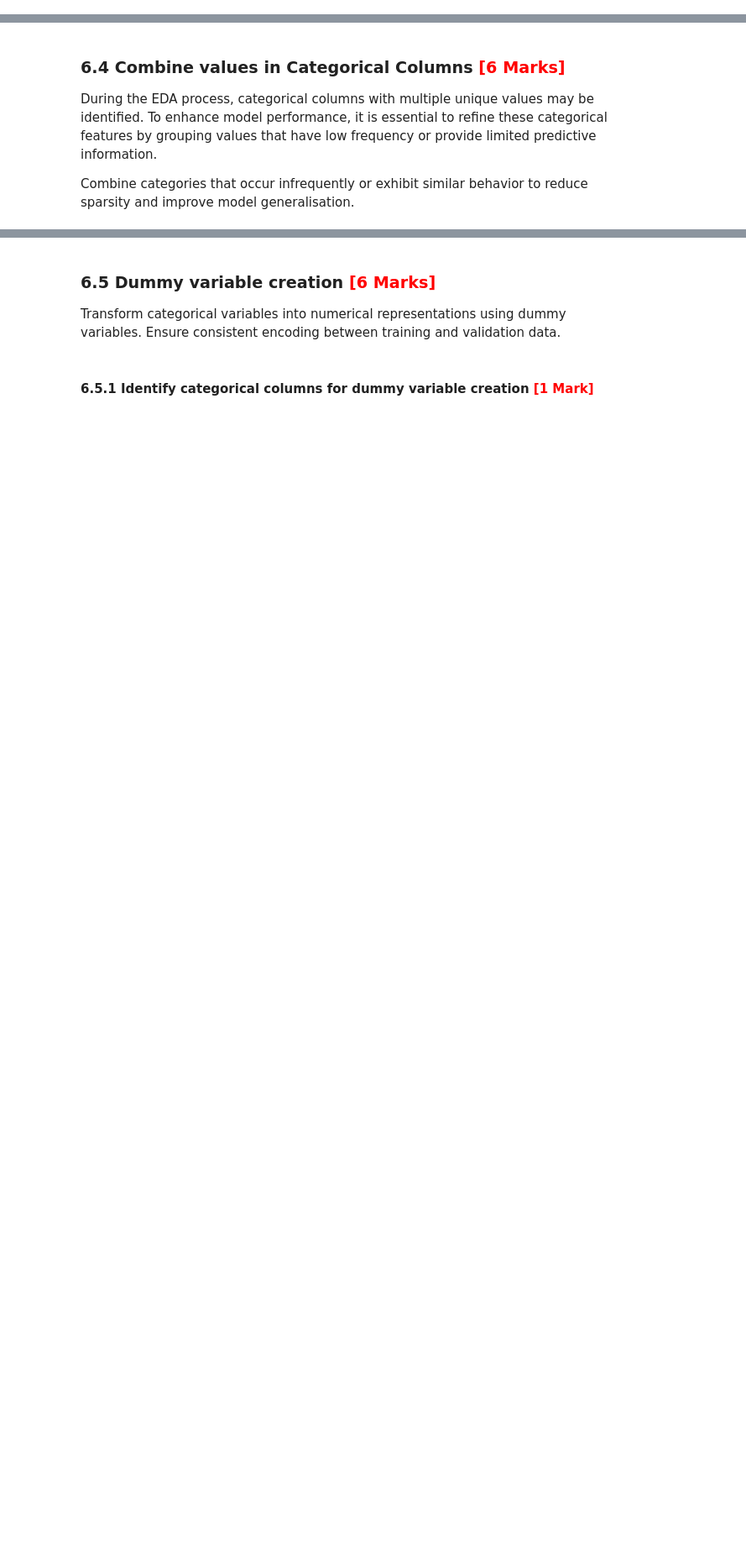
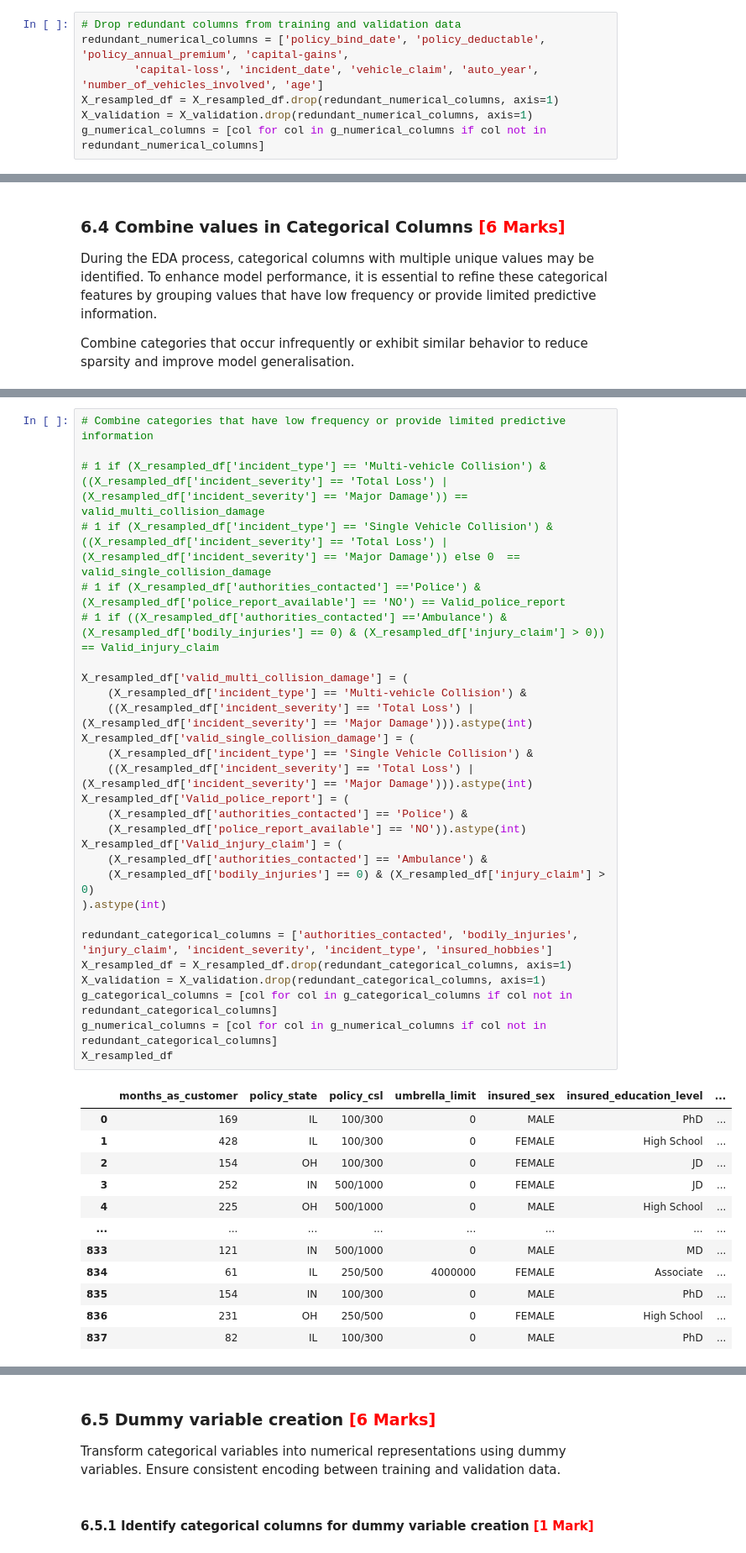
Before and after one commit to jagdsh/model_selection_insurance_fraud_claim, a Jupyter notebook: Fraudulent_Claim_Detection_Starter.ipynb, the cells around one changed output, grey strips where cells are left out. Shown at 84% size. Drawn from its saved outputs; the diff is of its cells as text; blank space fills up the shorter version.

```diff
--- a/Fraudulent_Claim_Detection_Starter.ipynb
+++ b/Fraudulent_Claim_Detection_Starter.ipynb
@@ -941,2 +973,9 @@ Analyse the data to identify features that may be redundant or contribute minima
+# %%
+# Drop redundant columns from training and validation data
+redundant_numerical_columns = ['policy_bind_date', 'policy_deductable', 'policy_annual_premium', 'capital-gains',
+        'capital-loss', 'incident_date', 'vehicle_claim', 'auto_year', 'number_of_vehicles_involved', 'age']
+X_resampled_df = X_resampled_df.drop(redundant_numerical_columns, axis=1)
+X_validation = X_validation.drop(redundant_numerical_columns, axis=1)
+g_numerical_columns = [col for col in g_numerical_columns if col not in redundant_numerical_columns]
 # %%
 # Check the data
@@ -949,0 +996,41 @@ Combine categories that occur infrequently or exhibit similar behavior to reduce
+# %%
+# Combine categories that have low frequency or provide limited predictive information
+
+# 1 if (X_resampled_df['incident_type'] == 'Multi-vehicle Collision') & ((X_resampled_df['incident_severity'] == 'Total Loss') | (X_resampled_df['incident_severity'] == 'Major Damage')) == valid_multi_collision_damage
+# 1 if (X_resampled_df['incident_type'] == 'Single Vehicle Collision') & ((X_resampled_df['incident_severity'] == 'Total Loss') | (X_resampled_df['incident_severity'] == 'Major Damage')) else 0  == valid_single_collision_damage
+# 1 if (X_resampled_df['authorities_contacted'] =='Police') & (X_resampled_df['police_report_available'] == 'NO') == Valid_police_report
+# 1 if ((X_resampled_df['authorities_contacted'] =='Ambulance') & (X_resampled_df['bodily_injuries'] == 0) & (X_resampled_df['injury_claim'] > 0)) == Valid_injury_claim
+
+X_resampled_df['valid_multi_collision_damage'] = (
+    (X_resampled_df['incident_type'] == 'Multi-vehicle Collision') &
+    ((X_resampled_df['incident_severity'] == 'Total Loss') | (X_resampled_df['incident_severity'] == 'Major Damage'))).astype(int)
+X_resampled_df['valid_single_collision_damage'] = (
+    (X_resampled_df['incident_type'] == 'Single Vehicle Collision') &
+    ((X_resampled_df['incident_severity'] == 'Total Loss') | (X_resampled_df['incident_severity'] == 'Major Damage'))).astype(int)
+X_resampled_df['Valid_police_report'] = (
+    (X_resampled_df['authorities_contacted'] == 'Police') &
+    (X_resampled_df['police_report_available'] == 'NO')).astype(int)
+X_resampled_df['Valid_injury_claim'] = (
+    (X_resampled_df['authorities_contacted'] == 'Ambulance') &
+    (X_resampled_df['bodily_injuries'] == 0) & (X_resampled_df['injury_claim'] > 0)
+).astype(int)
+
+redundant_categorical_columns = ['authorities_contacted', 'bodily_injuries', 'injury_claim', 'incident_severity', 'incident_type', 'insured_hobbies']
+X_resampled_df = X_resampled_df.drop(redundant_categorical_columns, axis=1)
+X_validation = X_validation.drop(redundant_categorical_columns, axis=1)
+g_categorical_columns = [col for col in g_categorical_columns if col not in redundant_categorical_columns]
+g_numerical_columns = [col for col in g_numerical_columns if col not in redundant_categorical_columns]
+X_resampled_df
+# %% [output]
+|  | months_as_customer | policy_state | policy_csl | umbrella_limit | insured_sex | insured_education_level | ... |
+| 0 | 169 | IL | 100/300 | 0 | MALE | PhD | ... |
+| 1 | 428 | IL | 100/300 | 0 | FEMALE | High School | ... |
+| 2 | 154 | OH | 100/300 | 0 | FEMALE | JD | ... |
+| 3 | 252 | IN | 500/1000 | 0 | FEMALE | JD | ... |
+| 4 | 225 | OH | 500/1000 | 0 | MALE | High School | ... |
+| ... | ... | ... | ... | ... | ... | ... | ... |
+| 833 | 121 | IN | 500/1000 | 0 | MALE | MD | ... |
+| 834 | 61 | IL | 250/500 | 4000000 | FEMALE | Associate | ... |
+| 835 | 154 | IN | 100/300 | 0 | MALE | PhD | ... |
+| 836 | 231 | OH | 250/500 | 0 | FEMALE | High School | ... |
+| 837 | 82 | IL | 100/300 | 0 | MALE | PhD | ... |
```
Also changed, not shown: parts of 13 cells of this notebook.
